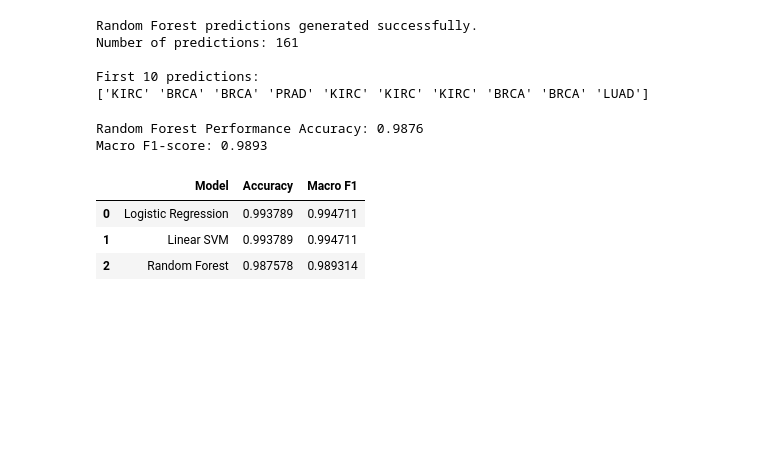
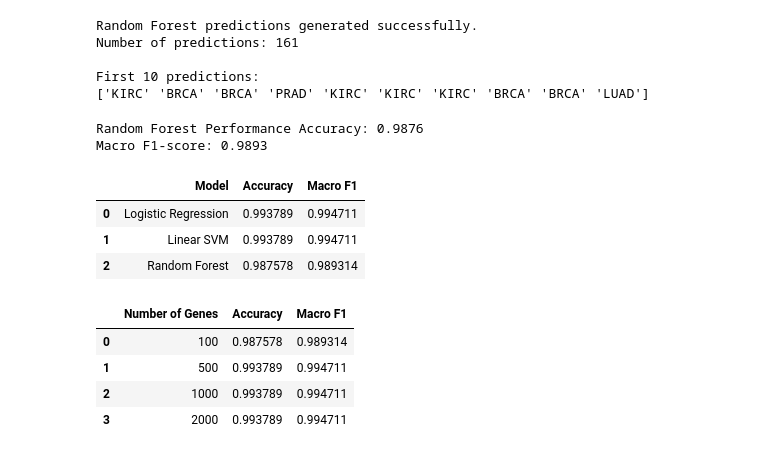
Before and after one commit to Ishika0310/cancer-gene-expression-ml, a Jupyter notebook: notebooks/01_data_exploration.ipynb, the cells around one changed output. Cells and saved outputs as stored; diff of their text form; code cells hidden in the pictures; blank space fills up the shorter version.

```diff
--- a/notebooks/01_data_exploration.ipynb
+++ b/notebooks/01_data_exploration.ipynb
@@ -667,3 +667,57 @@ display(model_results)
 | 0 | Logistic Regression | 0.993789 | 0.994711 |
 | 1 | Linear SVM | 0.993789 | 0.994711 |
 | 2 | Random Forest | 0.987578 | 0.989314 |
+# %%
+from sklearn.feature_selection import SelectKBest, f_classif
+from sklearn.linear_model import LogisticRegression
+from sklearn.metrics import accuracy_score, f1_score
+
+k_values = [100, 500, 1000, 2000]
+
+feature_selection_results = []
+
+for k in k_values:
+
+    selector_k = SelectKBest(
+        score_func=f_classif,
+        k=k
+    )
+
+    X_train_k = selector_k.fit_transform(
+        x_train_filtered,
+        y_train
+    )
+
+    X_test_k = selector_k.transform(
+        x_test_filtered
+    )
+
+    model_k = LogisticRegression(
+        max_iter=2000,
+        random_state=42
+    )
+
+    model_k.fit(X_train_k, y_train)
+
+    y_pred_k = model_k.predict(X_test_k)
+
+    acc_k = accuracy_score(y_test, y_pred_k)
+    f1_k = f1_score(y_test, y_pred_k, average="macro")
+
+    feature_selection_results.append({
+        "Number of Genes": k,
+        "Accuracy": acc_k,
+        "Macro F1": f1_k
+    })
+
+feature_selection_results = pd.DataFrame(
+    feature_selection_results
+)
+
+display(feature_selection_results)
+# %% [output]
+|  | Number of Genes | Accuracy | Macro F1 |
+| 0 | 100 | 0.987578 | 0.989314 |
+| 1 | 500 | 0.993789 | 0.994711 |
+| 2 | 1000 | 0.993789 | 0.994711 |
+| 3 | 2000 | 0.993789 | 0.994711 |
```
Also changed, not shown: parts of 3 cells of this notebook.
